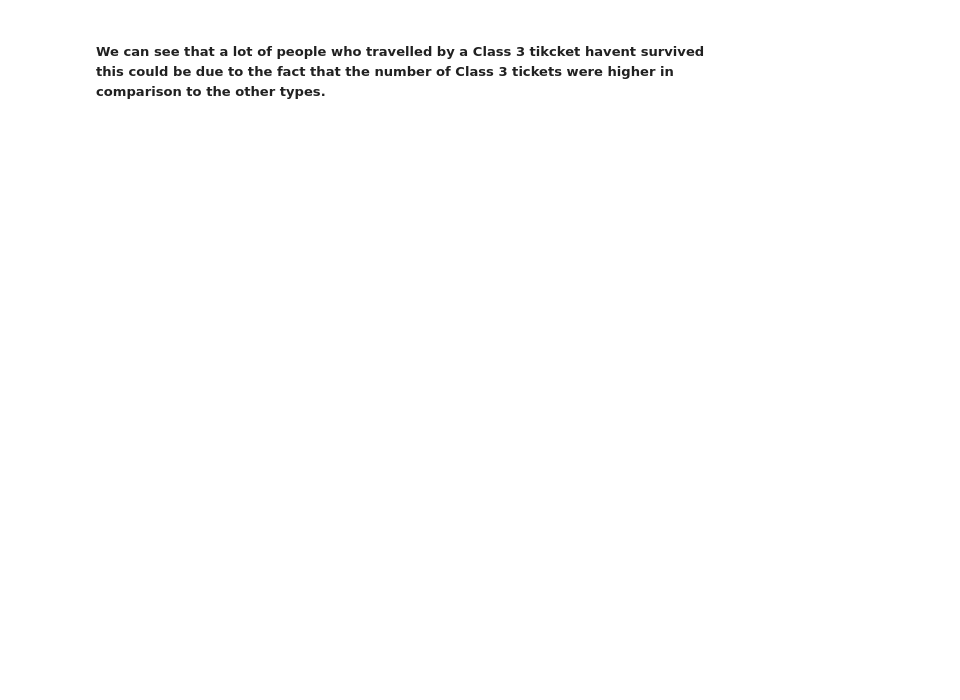
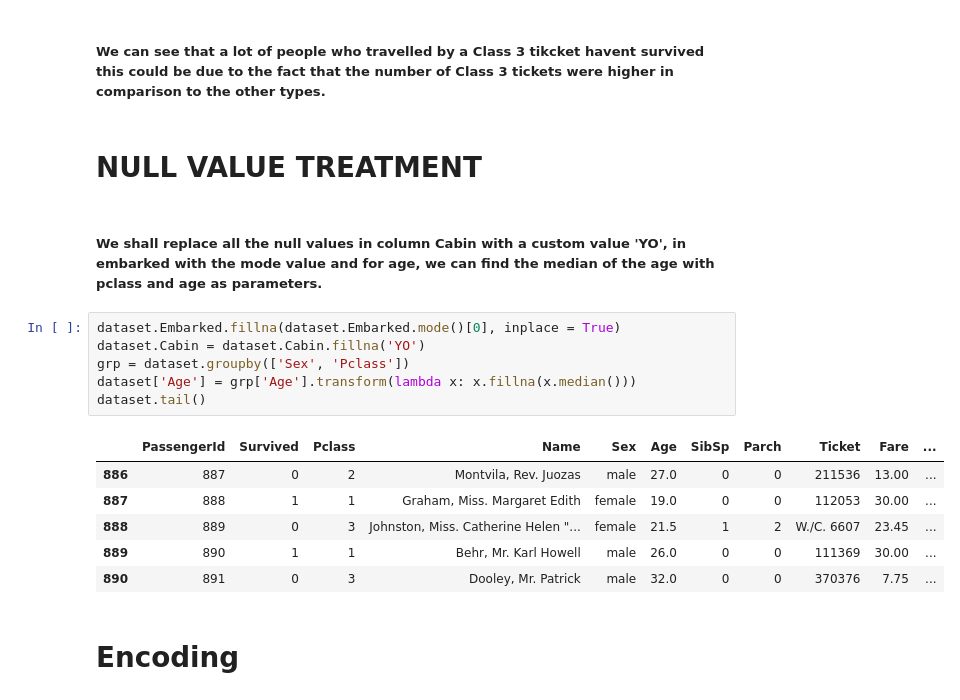
Before and after one commit to smartinternz02/SI-GuidedProject-581974-1694665929, a Jupyter notebook: ASSIGNMENT-3/Titanic.ipynb, the cells around one changed output. Cells and saved outputs as stored; diff of their text form; blank space fills up the shorter version.

Commit message:
NULL fix

```diff
--- a/ASSIGNMENT-3/Titanic.ipynb
+++ b/ASSIGNMENT-3/Titanic.ipynb
@@ -64,2 +63,21 @@ The number of people in Class 1 tickets = 216
 # %% [markdown]
 ##### We can see that a lot of people who travelled by a Class 3 tikcket havent survived this could be due to the fact that the number of Class 3 tickets were higher in comparison to the other types.
+# %% [markdown]
+# NULL VALUE TREATMENT
+# %% [markdown]
+##### We shall replace all the null values in column Cabin with a custom value 'YO', in embarked with the mode value and for age, we can find the median of the age with pclass and age as parameters.
+# %%
+dataset.Embarked.fillna(dataset.Embarked.mode()[0], inplace = True)
+dataset.Cabin = dataset.Cabin.fillna('YO')
+grp = dataset.groupby(['Sex', 'Pclass'])
+dataset['Age'] = grp['Age'].transform(lambda x: x.fillna(x.median()))
+dataset.tail()
+# %% [output]
+|  | PassengerId | Survived | Pclass | Name | Sex | Age | SibSp | Parch | Ticket | Fare | ... |
+| 886 | 887 | 0 | 2 | Montvila, Rev. Juozas | male | 27.0 | 0 | 0 | 211536 | 13.00 | ... |
+| 887 | 888 | 1 | 1 | Graham, Miss. Margaret Edith | female | 19.0 | 0 | 0 | 112053 | 30.00 | ... |
+| 888 | 889 | 0 | 3 | Johnston, Miss. Catherine Helen "... | female | 21.5 | 1 | 2 | W./C. 6607 | 23.45 | ... |
+| 889 | 890 | 1 | 1 | Behr, Mr. Karl Howell | male | 26.0 | 0 | 0 | 111369 | 30.00 | ... |
+| 890 | 891 | 0 | 3 | Dooley, Mr. Patrick | male | 32.0 | 0 | 0 | 370376 | 7.75 | ... |
+# %% [markdown]
+# Encoding
```
Also changed, not shown: parts of 1 cell of this notebook.
